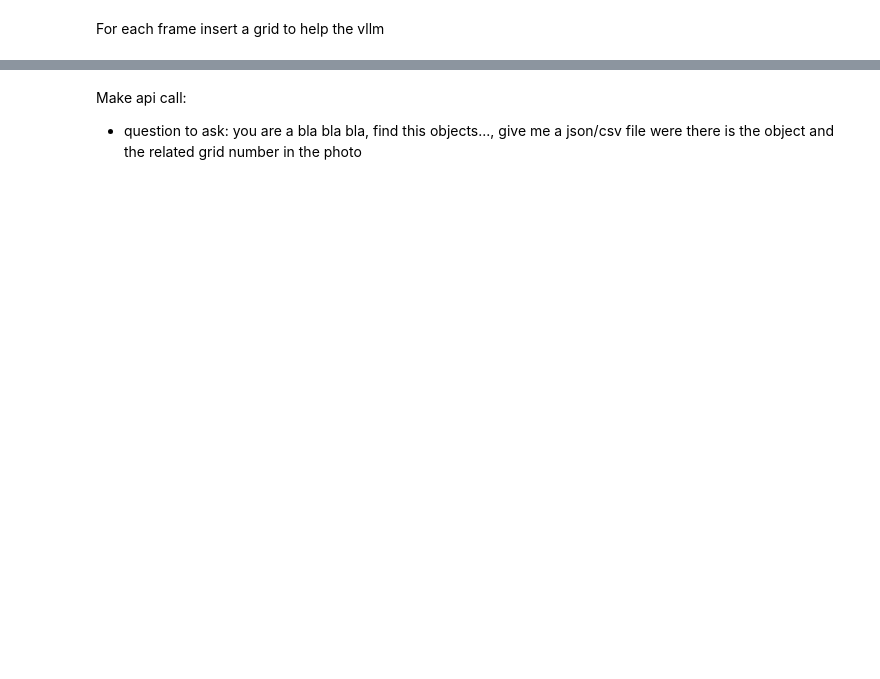
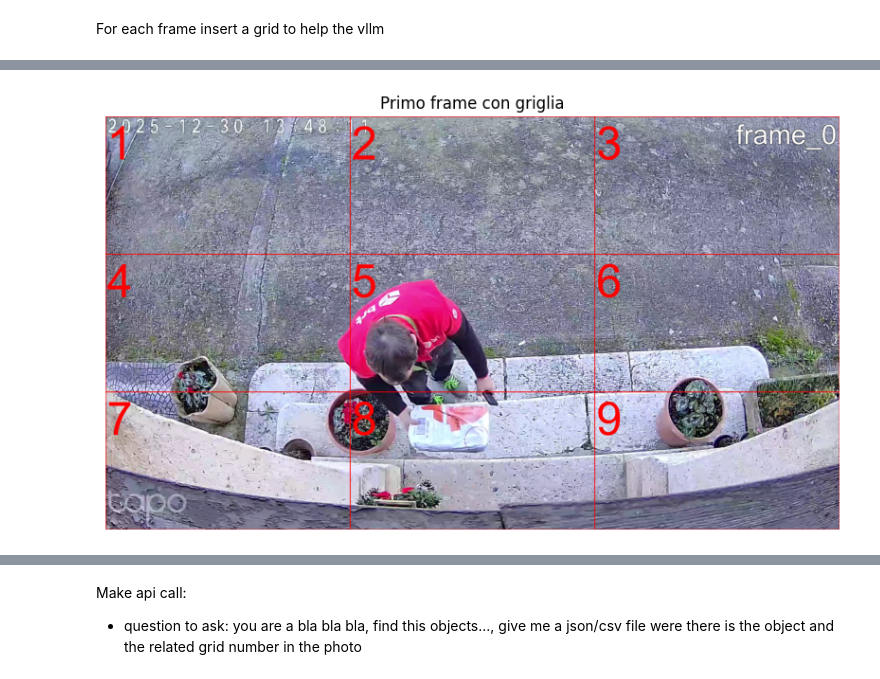
Before and after one commit to Giacomix02/VLM-ISEQL-AI-Project, a Jupyter notebook: homework.ipynb, the cells around one changed output, grey strips where cells are left out. Cells and saved outputs as stored; diff of their text form; code cells hidden in the pictures; blank space fills up the shorter version.

```diff
--- a/homework.ipynb
+++ b/homework.ipynb
@@ -6,4 +12,17 @@ import cv2
 # %% [markdown]
 Variables
 # %%
-frames_list = []
+frames_list = [] # initial frames of imported video
+frames_with_grid = []    # frames with grid and numbers
+frames_converted_base64 = []    # frames converted in base64
+GRID_ROWS = 3
+GRID_COLS = 3
+FPS = 10
+
+class Path(Enum):
+    AMAZON_BOX_CENTER = "data/video1.mp4"
+    INDIAN_OFFICE = "data/video.mp4"
+    CONSEGNA_BARTOLINI = "data/consegna_bartolini.mp4"
+
+
+video_path= Path.CONSEGNA_BARTOLINI.value
@@ -37,2 +65,78 @@ Completato! Estratti 102 fotogrammi.
 # %% [markdown]
 For each frame insert a grid to help the vllm
+# %%
+for idx, frame in enumerate(frames_list):
+    # 1. Load images
+    # Convert the frame (numpy.ndarray RGB) to PIL Image
+    img_pil = Image.fromarray(frame)
+
+    draw = ImageDraw.Draw(img_pil)
+    width, height = img_pil.size
+
+    # 2. Calculate cell size
+    step_x = width / GRID_COLS
+    step_y = height / GRID_ROWS
+
+    # 3. Set a font (optional, use the system font if not available)
+    # The larger the image, the larger the font size should be
+    font_size = int(min(step_x, step_y) / 3)
+    try:
+        font = ImageFont.truetype("arial.ttf", font_size)
+    except:
+        font = ImageFont.load_default()
+
+    # 4. Draw frame number in top right
+    frame_text = f"frame_{idx}"
+    # Use a smaller font size (1/5 of cell size instead of 1/3)
+    frame_font_size = int(min(step_x, step_y) / 5)
+    try:
+        frame_font = ImageFont.truetype("arial.ttf", frame_font_size)
+    except:
+        frame_font = ImageFont.load_default()
+
+    text_bbox = draw.textbbox((0, 0), frame_text, font=frame_font)
+    text_width = text_bbox[2] - text_bbox[0]
+    text_x = width - text_width - 10
+
+    # Draw text with black outline
+    for offset in [(-1, -1), (-1, 1), (1, -1), (1, 1), (-1, 0), (1, 0), (0, -1), (0, 1)]:
+        draw.text((text_x + offset[0], 10 + offset[1]), frame_text, fill="black", font=frame_font)
+
+    # Draw white text on top
+    draw.text((text_x, 10), frame_text, fill="white", font=frame_font)
+
+    # 5. Draw rows and columns
+    count = 1
+    for i in range(GRID_ROWS):
+        for j in range(GRID_COLS):
+            # Cell coordinates
+            left = j * step_x
+            top = i * step_y
+            right = (j + 1) * step_x
+            bottom = (i + 1) * step_y
+
+            # Draw rectangle (cell border)
+            draw.rectangle([left, top, right, bottom], outline="red", width=2)
+
+            # Draw the number in the centre of the cell
+            testo = str(count)
+            # Calculating position to centre text
+            draw.text((left + 5, top + 5), testo, fill="red", font=font)
+
+            count += 1
+
+    frames_with_grid.append(img_pil)
+
+print(len(frames_with_grid))
+if not frames_with_grid:
+    print("Nessun frame disponibile")
+else:
+    first = frames_with_grid[0]
+    plt.figure(figsize=(10, 6))
+    # If it is a PIL image we convert it to an array, otherwise we display it directly
+    img = np.asarray(first) if hasattr(first, "size") else first
+    plt.imshow(img)
+    plt.axis('off')
+    plt.title("Primo frame con griglia")
+    plt.show()
+# %% [output]
@@ -39 +144,2 @@ For each frame insert a grid to help the vllm
+[figure, added]
 # %% [markdown]
```
Also changed, not shown: parts of 9 cells of this notebook.
